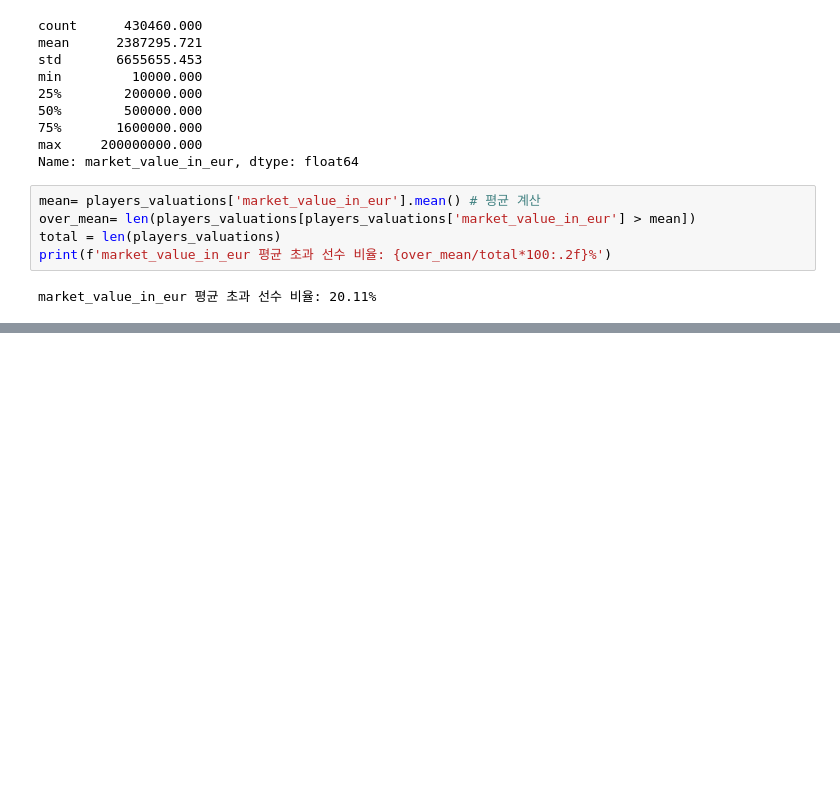
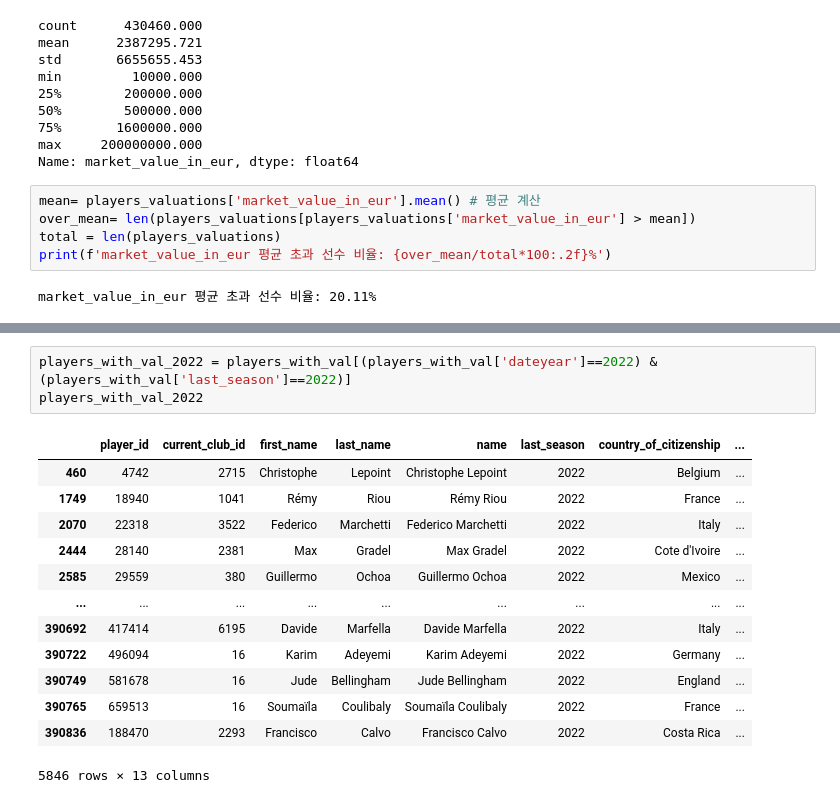
Before and after one commit to som01212/start, a Jupyter notebook: practice_pandas.ipynb, the cells around one changed output, grey strips where cells are left out. Drawn from its saved outputs; the diff is of its cells as text; blank space fills up the shorter version.

```diff
--- a/practice_pandas.ipynb
+++ b/practice_pandas.ipynb
@@ -459,0 +555,17 @@ market_value_in_eur 평균 초과 선수 비율: 20.11%
+# %%
+players_with_val_2022 = players_with_val[(players_with_val['dateyear']==2022) & (players_with_val['last_season']==2022)]
+players_with_val_2022
+# %% [output]
+|  | player_id | current_club_id | first_name | last_name | name | last_season | country_of_citizenship | ... |
+| 460 | 4742 | 2715 | Christophe | Lepoint | Christophe Lepoint | 2022 | Belgium | ... |
+| 1749 | 18940 | 1041 | Rémy | Riou | Rémy Riou | 2022 | France | ... |
+| 2070 | 22318 | 3522 | Federico | Marchetti | Federico Marchetti | 2022 | Italy | ... |
+| 2444 | 28140 | 2381 | Max | Gradel | Max Gradel | 2022 | Cote d'Ivoire | ... |
+| 2585 | 29559 | 380 | Guillermo | Ochoa | Guillermo Ochoa | 2022 | Mexico | ... |
+| ... | ... | ... | ... | ... | ... | ... | ... | ... |
+| 390692 | 417414 | 6195 | Davide | Marfella | Davide Marfella | 2022 | Italy | ... |
+| 390722 | 496094 | 16 | Karim | Adeyemi | Karim Adeyemi | 2022 | Germany | ... |
+| 390749 | 581678 | 16 | Jude | Bellingham | Jude Bellingham | 2022 | England | ... |
+| 390765 | 659513 | 16 | Soumaïla | Coulibaly | Soumaïla Coulibaly | 2022 | France | ... |
+| 390836 | 188470 | 2293 | Francisco | Calvo | Francisco Calvo | 2022 | Costa Rica | ... |
+5846 rows × 13 columns
```
Also changed, not shown: parts of 13 cells of this notebook.
